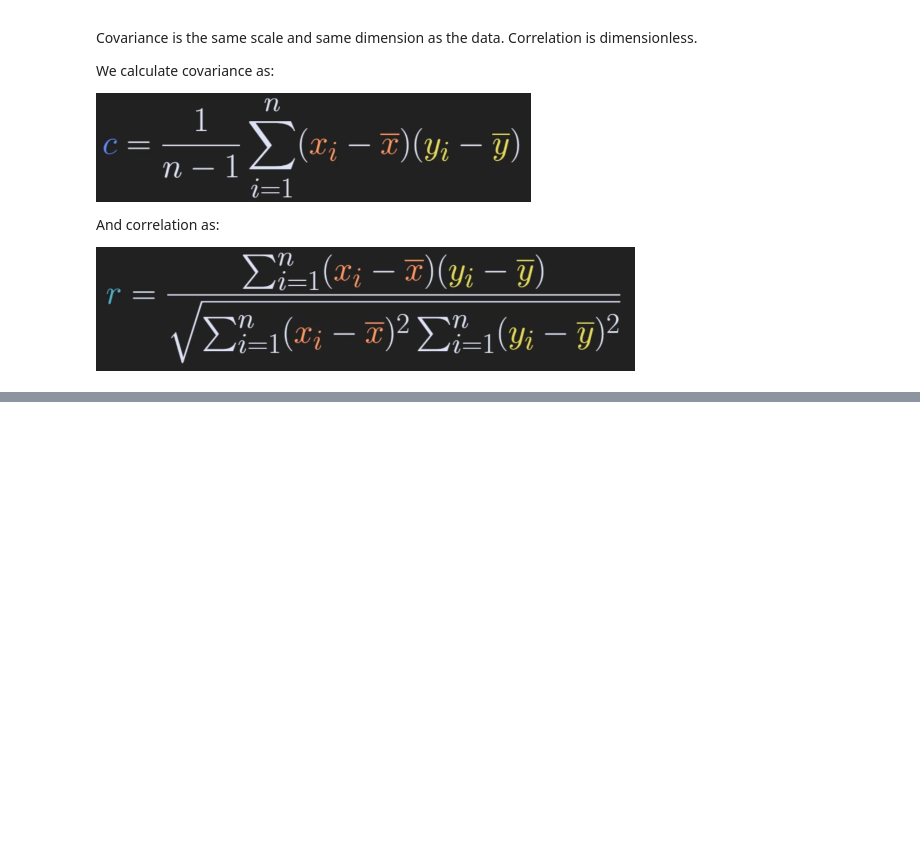
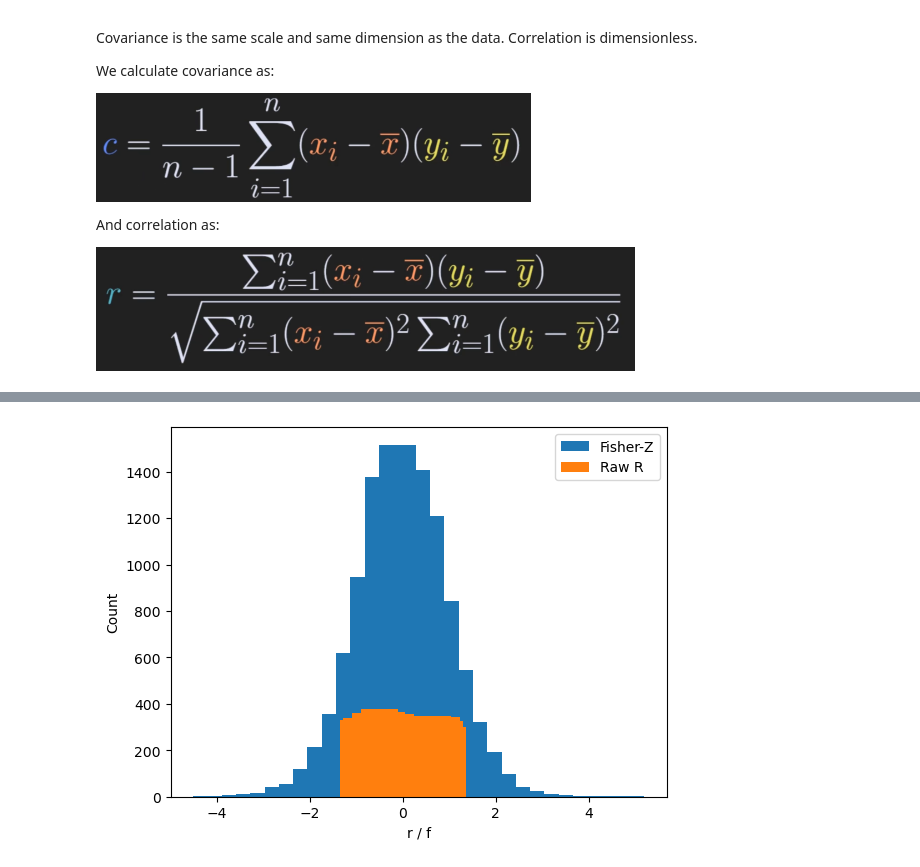
Before and after one commit to szalai-istvan/python-machine-learning, a Jupyter notebook: 03_statistics-and-machine-learning/08_correlation/correlation.ipynb, the cells around one changed output, grey strips where cells are left out. Cells and saved outputs as stored; diff of their text form; code cells hidden in the pictures; blank space fills up the shorter version.

```diff
--- a/03_statistics-and-machine-learning/08_correlation/correlation.ipynb
+++ b/03_statistics-and-machine-learning/08_correlation/correlation.ipynb
@@ -127,0 +138,16 @@ plt.show()
+# %%
+N = 10_000
+r = 2 * np.random.rand(N) - 1
+z = np.arctanh(r)
+
+for data in [z, r]:
+    y,x = np.histogram(data,30)
+    x = (x[1:] + x[:-1]) / 2
+    plt.bar(x,y)
+
+plt.xlabel('r / f')
+plt.ylabel('Count')
+plt.legend(['Fisher-Z','Raw R'])
+plt.show()
+# %% [output]
+[figure, added]
```
Also changed, not shown: parts of 10 cells of this notebook.
